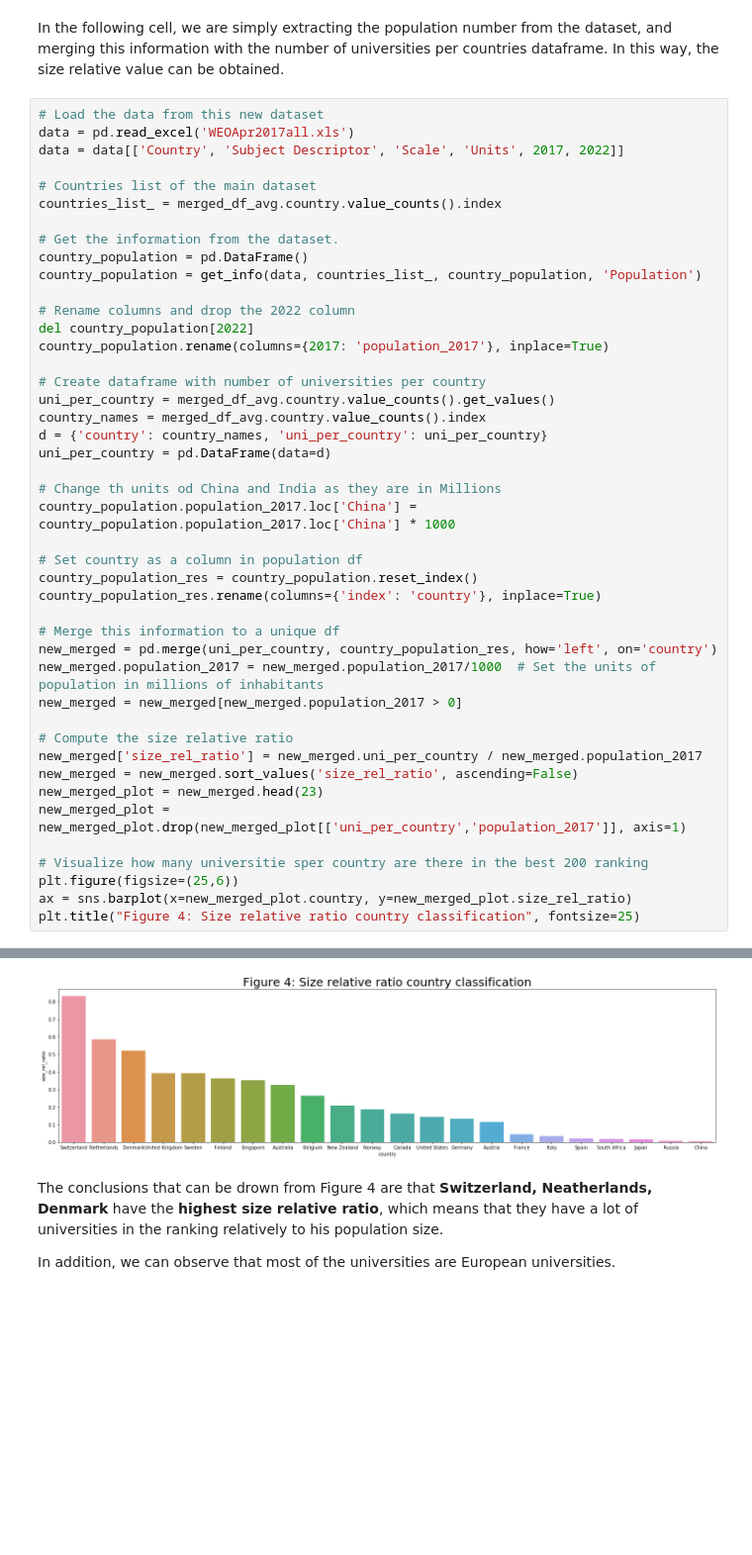
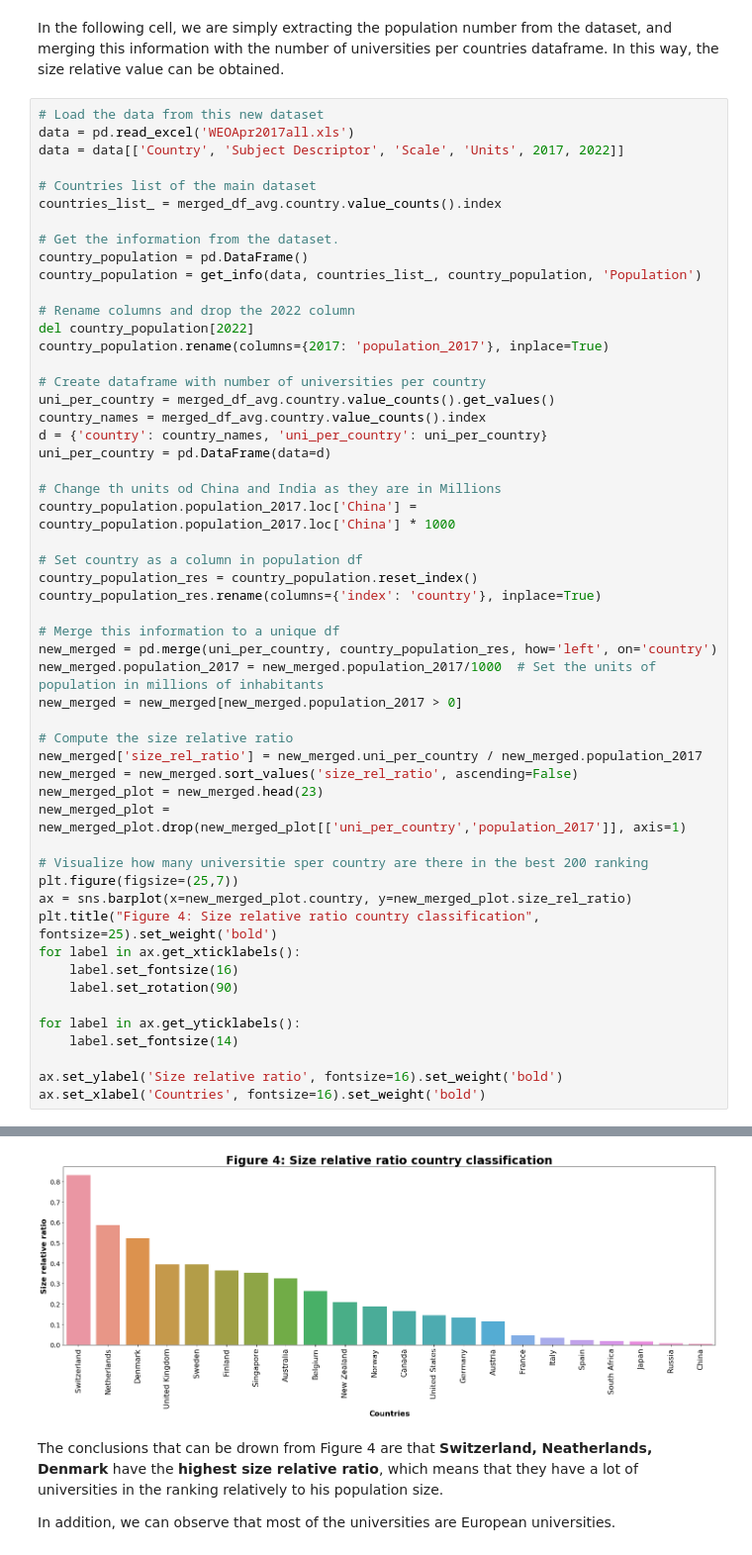
Before and after one commit to LucaZampieri/ADA_homework_LMX, a Jupyter notebook: 02 - Data from the Web/homework2.ipynb, the cells around one changed output, grey strips where cells are left out. Shown at 99% size. Drawn from its saved outputs; the diff is of its cells as text; blank space fills up the shorter version.

```diff
--- a/02 - Data from the Web/homework2.ipynb
+++ b/02 - Data from the Web/homework2.ipynb
@@ -1067,7 +1122,16 @@ new_merged_plot = new_merged.head(23)
 new_merged_plot = new_merged_plot.drop(new_merged_plot[['uni_per_country','population_2017']], axis=1)
 
 # Visualize how many universitie sper country are there in the best 200 ranking
-plt.figure(figsize=(25,6))
+plt.figure(figsize=(25,7))
 ax = sns.barplot(x=new_merged_plot.country, y=new_merged_plot.size_rel_ratio)
-plt.title("Figure 4: Size relative ratio country classification", fontsize=25)
+plt.title("Figure 4: Size relative ratio country classification", fontsize=25).set_weight('bold')
+for label in ax.get_xticklabels():
+    label.set_fontsize(16)
+    label.set_rotation(90)
+
+for label in ax.get_yticklabels():
+    label.set_fontsize(14)
+
+ax.set_ylabel('Size relative ratio', fontsize=16).set_weight('bold')
+ax.set_xlabel('Countries', fontsize=16).set_weight('bold')
 # %% [output]
@@ -1075,4 +1138,4 @@ plt.title("Figure 4: Size relative ratio country classification", fontsize=25)
-[figure, old version]
+[figure, new version]
 # %% [markdown]
 The conclusions that can be drown from Figure 4 are that **Switzerland, Neatherlands, Denmark** have the **highest size relative ratio**, which means that they have a lot of universities in the ranking relatively to his population size.
 
```
Also changed, not shown: parts of 26 cells of this notebook.
